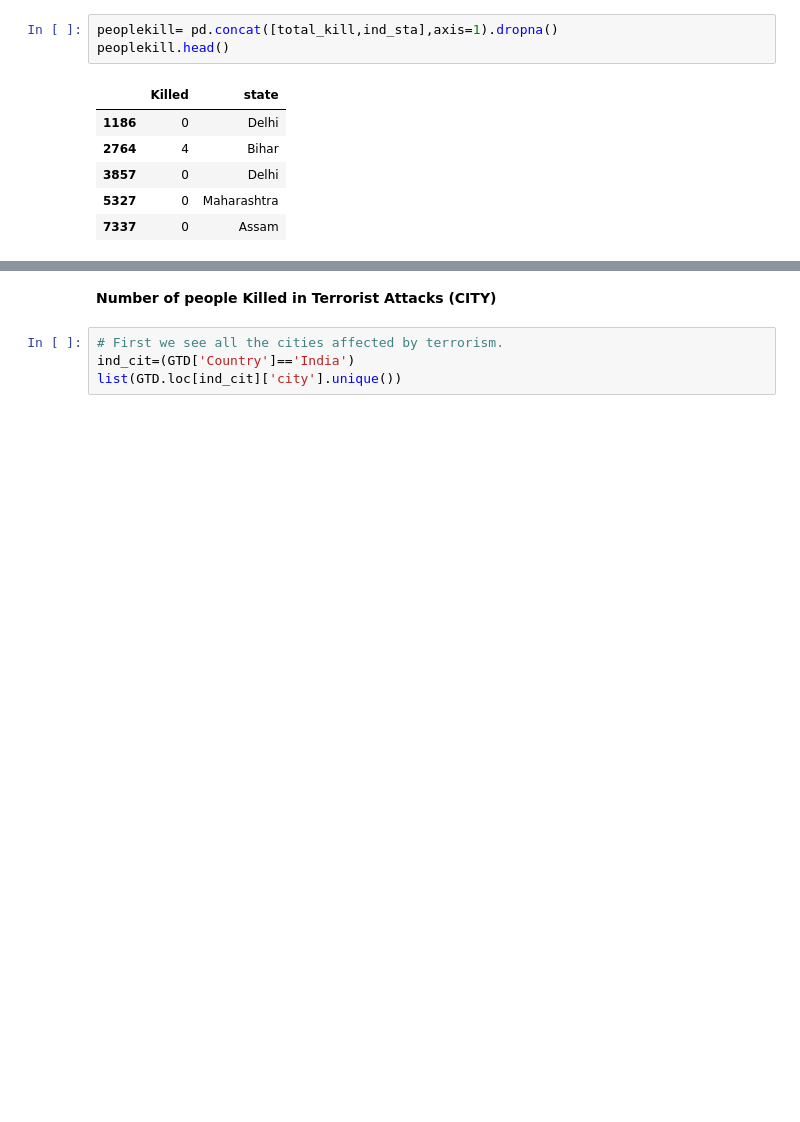
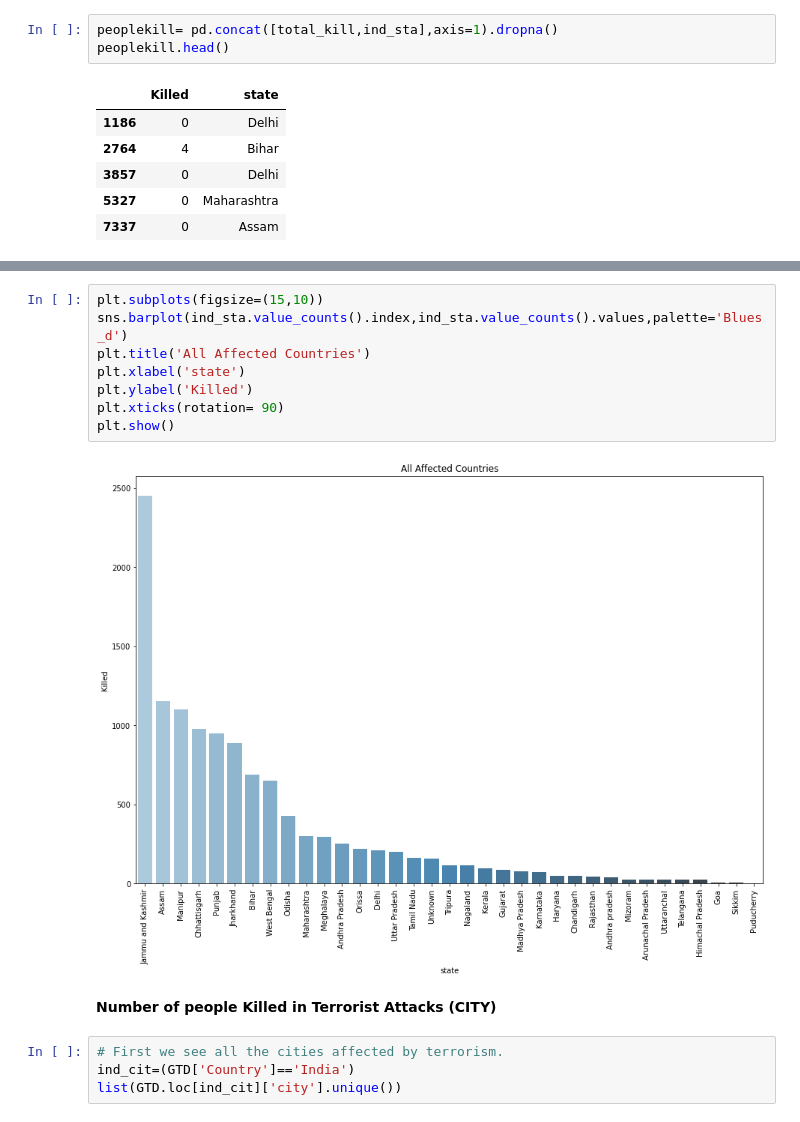
Before and after one commit to Rohan20202/Global-Terrorism-Analysis, a Jupyter notebook: GTD.ipynb, the cells around one changed output, grey strips where cells are left out. Saved outputs shown, nothing was run; the diff lists cells and outputs as text; blank space fills up the shorter version.

```diff
--- a/GTD.ipynb
+++ b/GTD.ipynb
@@ -530,3 +524,13 @@ px.bar(state_fatality,x='state',y='Killed',color='state')
+# %%
+plt.subplots(figsize=(15,10))
+sns.barplot(ind_sta.value_counts().index,ind_sta.value_counts().values,palette='Blues_d')
+plt.title('All Affected Countries')
+plt.xlabel('state')
+plt.ylabel('Killed')
+plt.xticks(rotation= 90)
+plt.show()
+# %% [output]
+[figure, added]
 # %% [markdown]
 **Number of people Killed in Terrorist Attacks (CITY)**
 # %%
```
Also changed, not shown: parts of 5 cells of this notebook.
